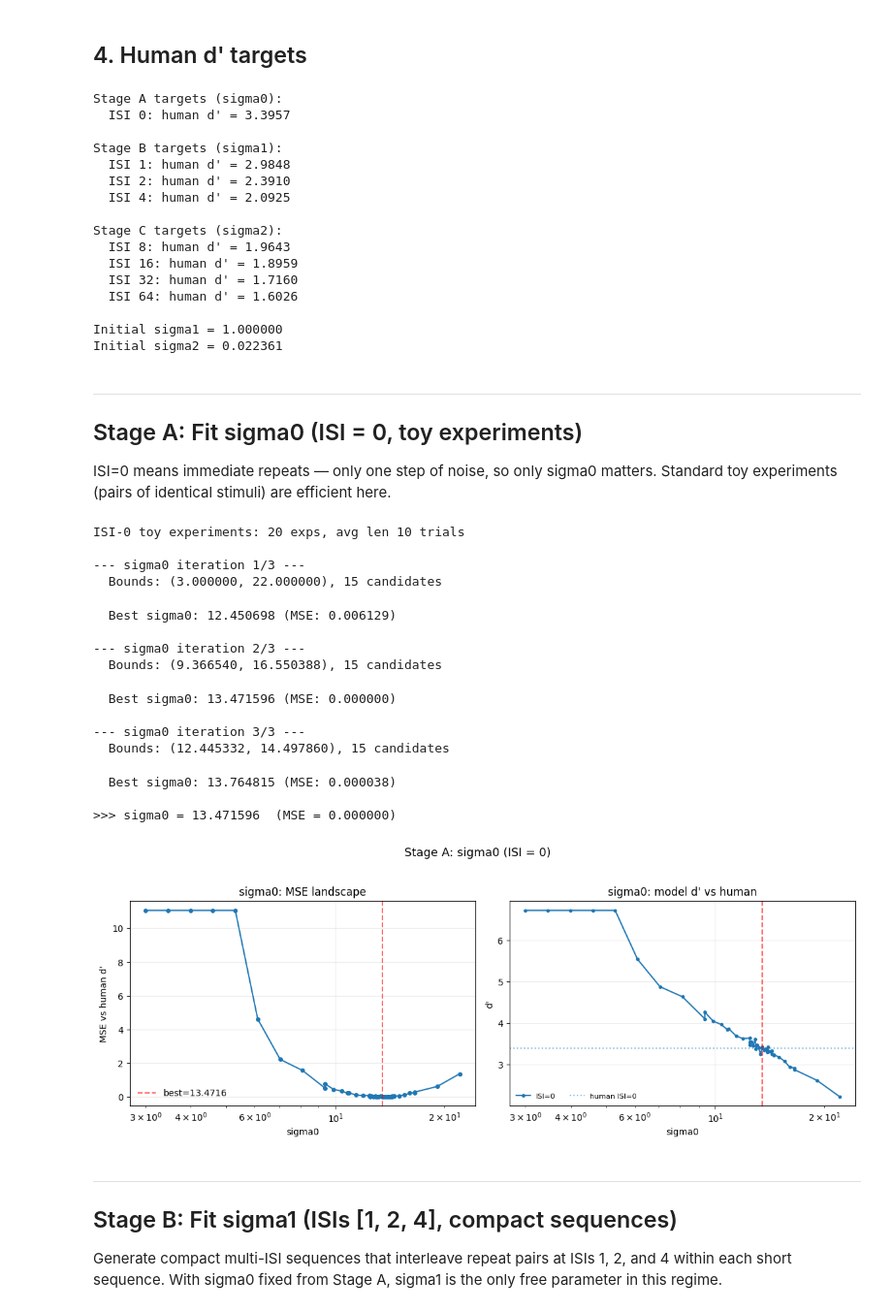
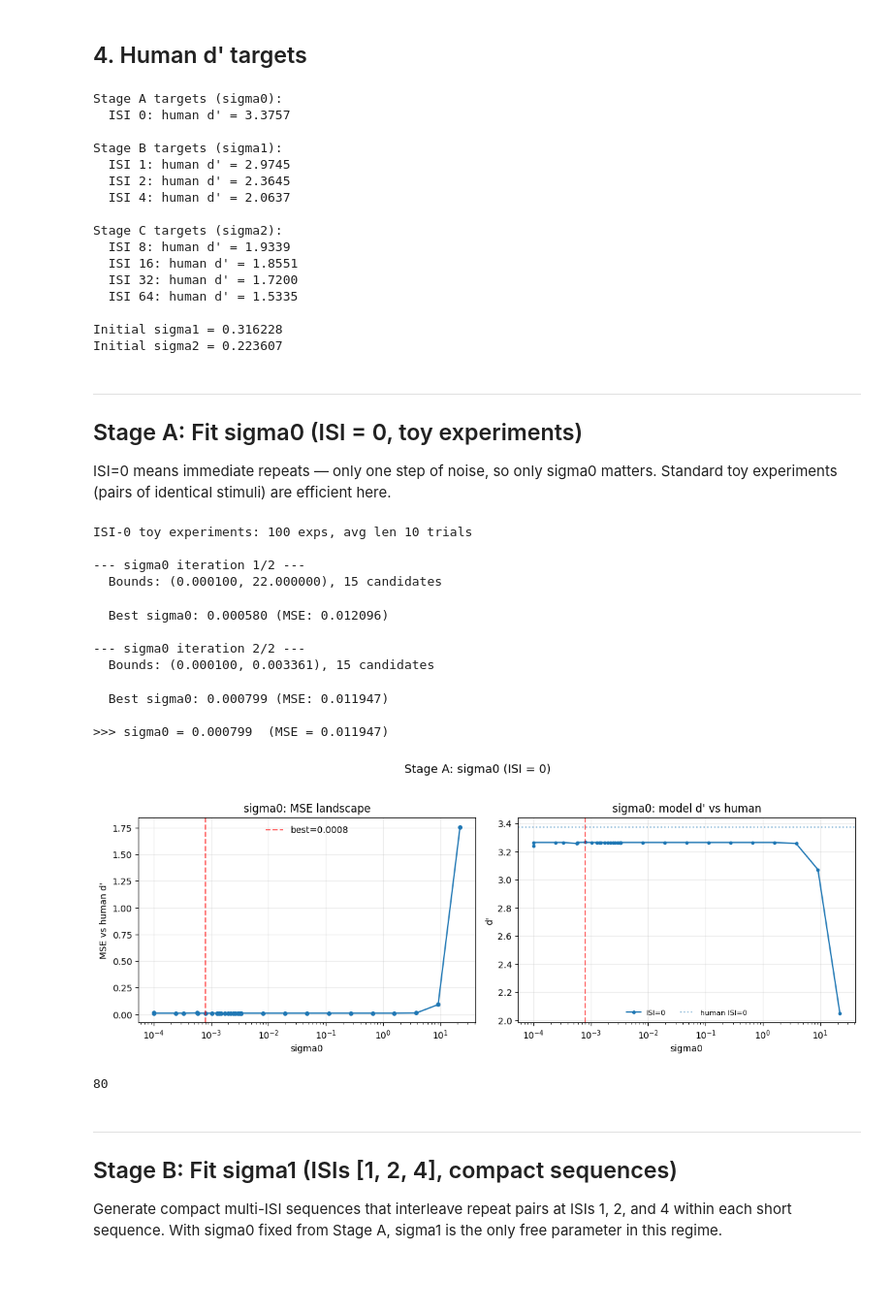
Before and after one commit to bjmedina/memory, a Jupyter notebook: notebooks/2026-02-26_three-stage-compact-fitting.ipynb, the cells around one changed output. Shown at 97% size. Drawn from its saved outputs; the diff is of its cells as text; code cells hidden in the pictures; blank space fills up the shorter version.

```diff
--- a/notebooks/2026-02-26_three-stage-compact-fitting.ipynb
+++ b/notebooks/2026-02-26_three-stage-compact-fitting.ipynb
@@ -72,7 +73,7 @@ def load_config(cfg_path):
 
 CONFIG_PATH = (
     "/om2/user/bjmedina/auditory-memory/memory/"
-    "model_yamls/three-regime/resnet50/time_avg/run_000005.yaml"
+    "model_yamls/three-regime/resnet50/nontime_avg/run_000005.yaml"
 )
 
 model_cfg, model_cfg_path = load_config(CONFIG_PATH)
@@ -171,16 +172,16 @@ print(f"Median pairwise cosine distance: {d50:.6f}")
 
 param_bounds = {
     "sigma0": (
-        noise_cfg["sigma0_min"],
+        0.0001,
         22,
     ),
     "sigma1": (
-        noise_cfg["sigma1_min"] * d50,
-        10 * d50,
+        0.0001,
+        10,
     ),
     "sigma2": (
-        noise_cfg["sigma2_min"] * d50,
-        0.5 * d50,
+        0.0001,
+        5,
     ),
 }
 
@@ -230,21 +231,21 @@ print(f"\nInitial sigma1 = {sigma1_init:.6f}")
 print(f"Initial sigma2 = {sigma2_init:.6f}")
 # %% [output]
 Stage A targets (sigma0):
-  ISI 0: human d' = 3.3957
+  ISI 0: human d' = 3.3757
 
 Stage B targets (sigma1):
-  ISI 1: human d' = 2.9848
-  ISI 2: human d' = 2.3910
-  ISI 4: human d' = 2.0925
+  ISI 1: human d' = 2.9745
+  ISI 2: human d' = 2.3645
+  ISI 4: human d' = 2.0637
 
 Stage C targets (sigma2):
-  ISI 8: human d' = 1.9643
-  ISI 16: human d' = 1.8959
-  ISI 32: human d' = 1.7160
-  ISI 64: human d' = 1.6026
+  ISI 8: human d' = 1.9339
+  ISI 16: human d' = 1.8551
+  ISI 32: human d' = 1.7200
+  ISI 64: human d' = 1.5335
 
-Initial sigma1 = 1.000000
-Initial sigma2 = 0.022361
+Initial sigma1 = 0.316228
+Initial sigma2 = 0.223607
 # %% [markdown]
 ---
 ## Stage A: Fit sigma0 (ISI = 0, toy experiments)
@@ -255,54 +256,59 @@ efficient here.
 # %%
 isi0_exps = {
     0: make_toy_experiment_list(
-        stimulus_pool, isi=0, n_experiments=20, k_stimuli=5, seed=0
+        stimulus_pool, isi=0, n_experiments=100, k_stimuli=5, seed=0
     )
 }
 print(f"ISI-0 toy experiments: {len(isi0_exps[0])} exps, "
       f"avg len {np.mean([len(e) for e in isi0_exps[0]]):.0f} trials")
 
-N_REFINE_ITERS = 3
-N_MC = 32
+N_REFINE_ITERS = 2
+N_MC = 8
 
 stage_a = fit_sigma_1d(
     run_experiment_fn=run_experiment_scores,
     sigma_name="sigma0",
     sigma_bounds=param_bounds["sigma0"],
     fixed_sigmas={"sigma1": sigma1_init, "sigma2": sigma2_init},
     noise_mode=noise_mode,
     metric=metric,
     X0=X,
     name_to_idx=name_to_idx,
     experiments_by_isi=isi0_exps,
     human_dprimes_by_isi=sigma0_human,
     t_step=t_step,
     n_grid=15,
     n_mc=N_MC,
     n_refine_iters=N_REFINE_ITERS,
     seed=0,
 )
 
 sigma0_fitted = stage_a["best_sigma"]
 print(f"\n>>> sigma0 = {sigma0_fitted:.6f}  (MSE = {stage_a['best_mse']:.6f})")
 plot_sigma_fit(stage_a, human_dprimes_by_isi=sigma0_human,
                title="Stage A: sigma0 (ISI = 0)");
 # %% [output]
-ISI-0 toy experiments: 20 exps, avg len 10 trials
+ISI-0 toy experiments: 100 exps, avg len 10 trials
 
---- sigma0 iteration 1/3 ---
-  Bounds: (3.000000, 22.000000), 15 candidates
+--- sigma0 iteration 1/2 ---
+  Bounds: (0.000100, 22.000000), 15 candidates
-  Best sigma0: 12.450698 (MSE: 0.006129)
+  Best sigma0: 0.000580 (MSE: 0.012096)
 
---- sigma0 iteration 2/3 ---
-  Bounds: (9.366540, 16.550388), 15 candidates
+--- sigma0 iteration 2/2 ---
+  Bounds: (0.000100, 0.003361), 15 candidates
-  Best sigma0: 13.471596 (MSE: 0.000000)
+  Best sigma0: 0.000799 (MSE: 0.011947)
 
---- sigma0 iteration 3/3 ---
-  Bounds: (12.445332, 14.497860), 15 candidates
+>>> sigma0 = 0.000799  (MSE = 0.011947)
-  Best sigma0: 13.764815 (MSE: 0.000038)
-
->>> sigma0 = 13.471596  (MSE = 0.000000)
-[figure, old version]
+[figure, new version]
+# %%
+all_stimuli = set()
+
+for i in range(len(isi0_exps[0])):
+    all_stimuli = all_stimuli.union(set(isi0_exps[0][i]))
+
+print(len(all_stimuli))
+# %% [output]
+80
 # %% [markdown]
 ---
 ## Stage B: Fit sigma1 (ISIs [1, 2, 4], compact sequences)
```
Also changed, not shown: parts of 8 cells of this notebook, 7 other files.
